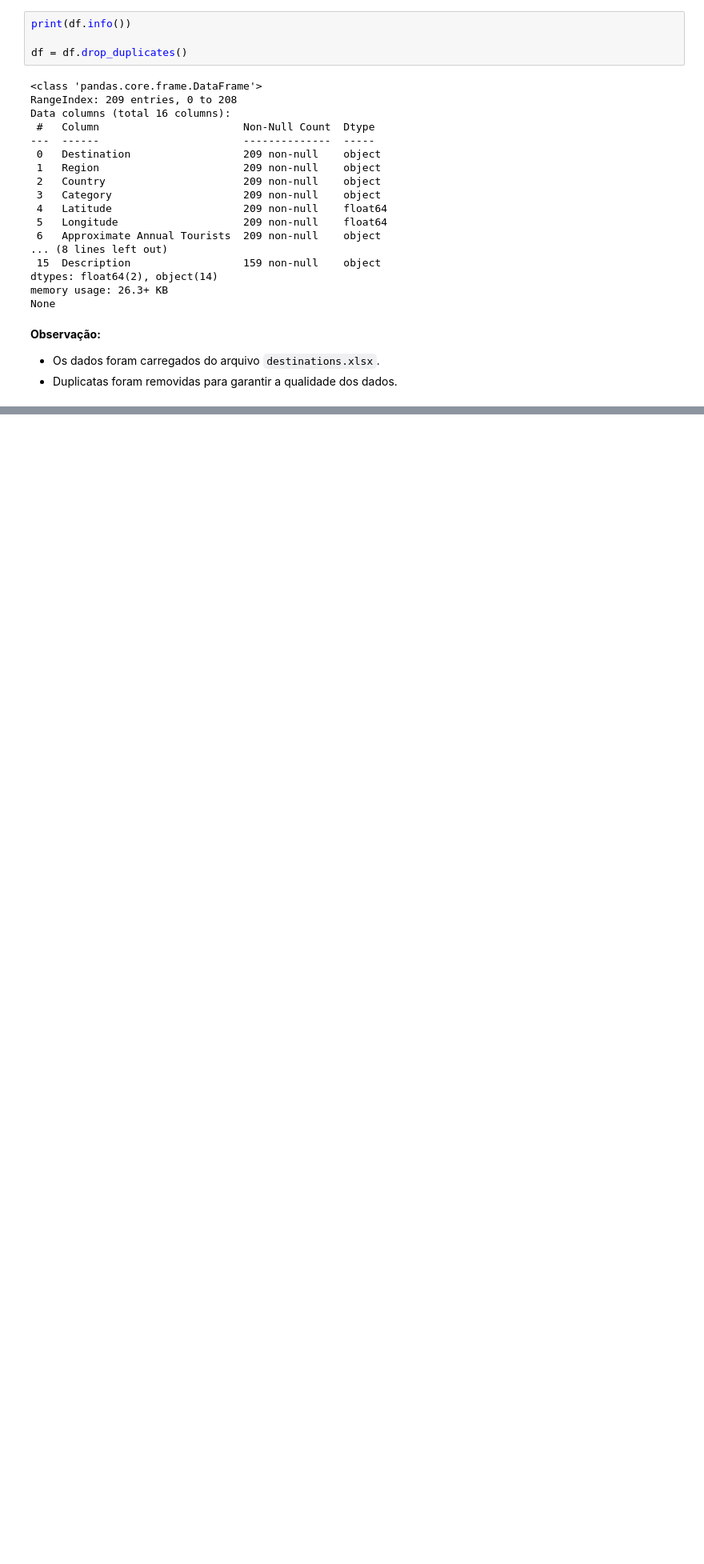
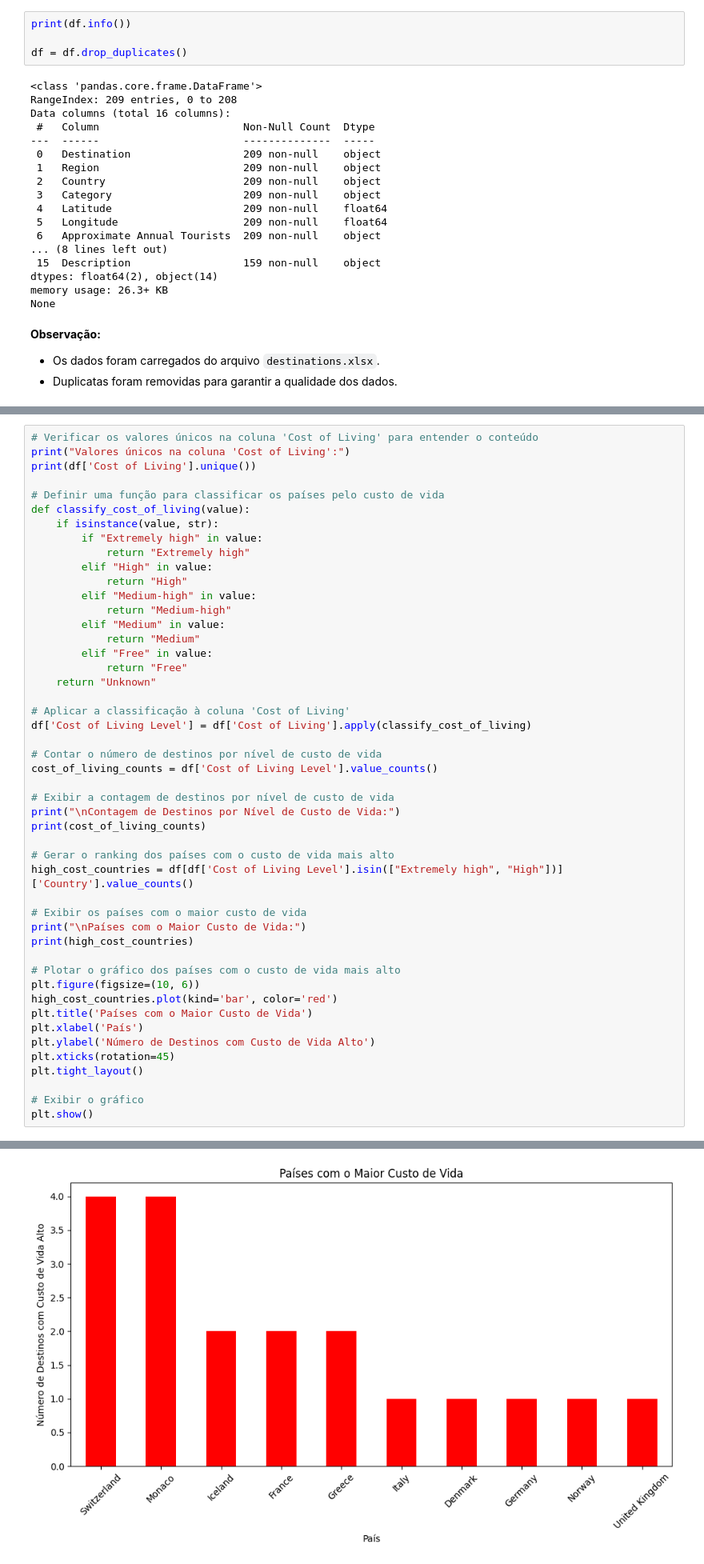
Before and after one commit to ChristopheAbelem/projeto_destiny, a Jupyter notebook: analise_tabela.ipynb, the cells around one changed output, grey strips where cells are left out. Shown at 80% size. Saved outputs shown, nothing was run; the diff lists cells and outputs as text; blank space fills up the shorter version.

```diff
--- a/analise_tabela.ipynb
+++ b/analise_tabela.ipynb
@@ -182,0 +162,49 @@ Passing `palette` without assigning `hue` is deprecated and will be removed in v
+# %%
+# Verificar os valores únicos na coluna 'Cost of Living' para entender o conteúdo
+print("Valores únicos na coluna 'Cost of Living':")
+print(df['Cost of Living'].unique())
+
+# Definir uma função para classificar os países pelo custo de vida
+def classify_cost_of_living(value):
+    if isinstance(value, str):
+        if "Extremely high" in value:
+            return "Extremely high"
+        elif "High" in value:
+            return "High"
+        elif "Medium-high" in value:
+            return "Medium-high"
+        elif "Medium" in value:
+            return "Medium"
+        elif "Free" in value:
+            return "Free"
+    return "Unknown"
+
+# Aplicar a classificação à coluna 'Cost of Living'
+df['Cost of Living Level'] = df['Cost of Living'].apply(classify_cost_of_living)
+
+# Contar o número de destinos por nível de custo de vida
+cost_of_living_counts = df['Cost of Living Level'].value_counts()
+
+# Exibir a contagem de destinos por nível de custo de vida
+print("\nContagem de Destinos por Nível de Custo de Vida:")
+print(cost_of_living_counts)
+
+# Gerar o ranking dos países com o custo de vida mais alto
+high_cost_countries = df[df['Cost of Living Level'].isin(["Extremely high", "High"])]['Country'].value_counts()
+
+# Exibir os países com o maior custo de vida
+print("\nPaíses com o Maior Custo de Vida:")
+print(high_cost_countries)
+
+# Plotar o gráfico dos países com o custo de vida mais alto
+plt.figure(figsize=(10, 6))
+high_cost_countries.plot(kind='bar', color='red')
+plt.title('Países com o Maior Custo de Vida')
+plt.xlabel('País')
+plt.ylabel('Número de Destinos com Custo de Vida Alto')
+plt.xticks(rotation=45)
+plt.tight_layout()
+
+# Exibir o gráfico
+plt.show()
+# %% [output]
@@ -182,0 +228 @@ Passing `palette` without assigning `hue` is deprecated and will be removed in v
+[figure, added]
```
Also changed, not shown: parts of 15 cells of this notebook.
